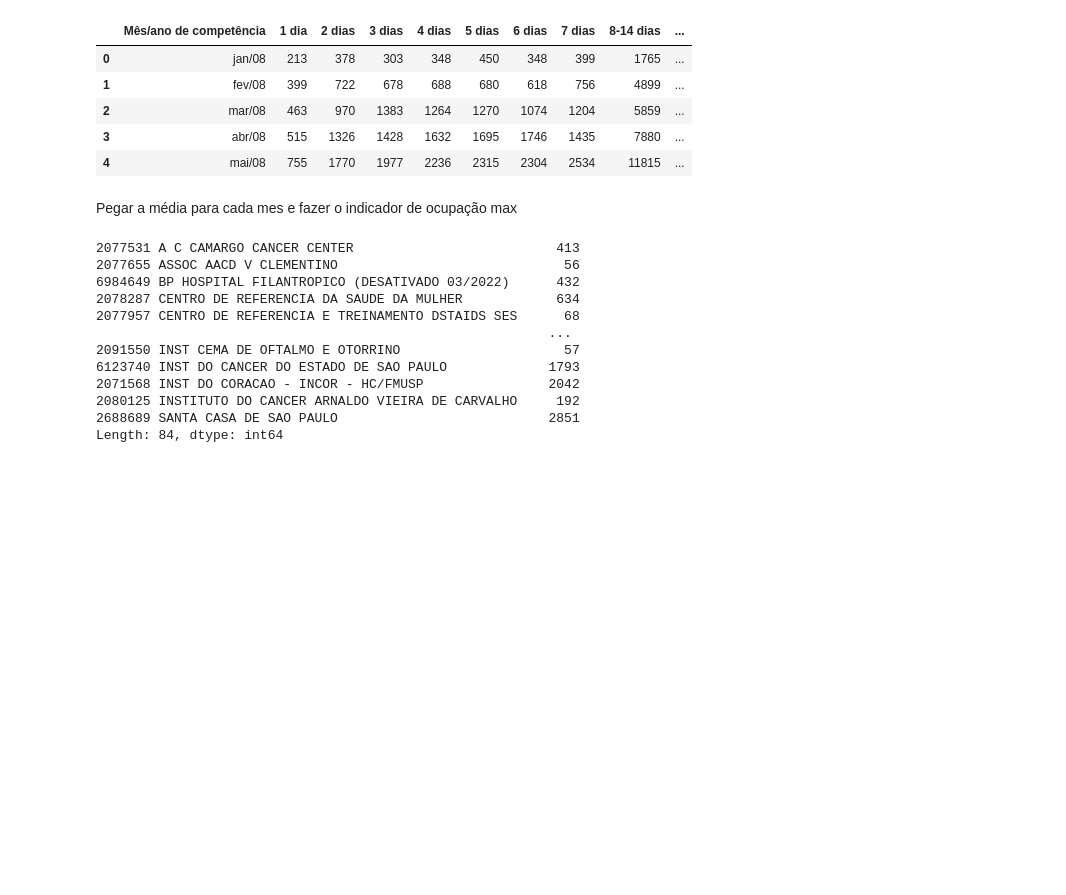
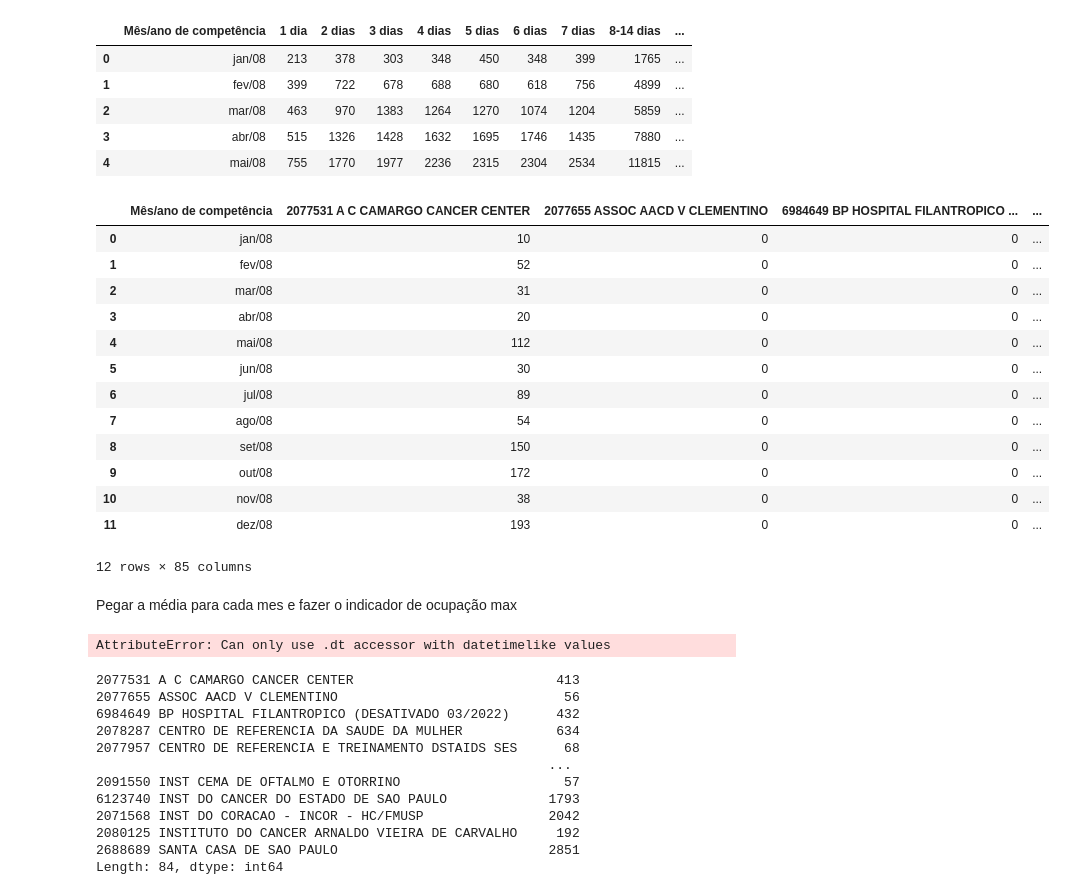
Before and after one commit to edufurlani/DoencasRespiratorias, a Jupyter notebook: Scripts/Análise.ipynb, the cells around one changed output. Saved outputs shown, nothing was run; the diff lists cells and outputs as text; code cells hidden in the pictures; blank space fills up the shorter version.

```diff
--- a/Scripts/Análise.ipynb
+++ b/Scripts/Análise.ipynb
@@ -16,8 +21,31 @@ df_DiasPerm.head()
 # %%
 # Dias de permanência por hospital
 
 df_Hosp = pd.read_excel(r'C:\Users\DuduCuco\Documents\NewDoencasRespiratorias\DoencasRespiratorias\Data\DiasPermEstabSaude.xlsx')
-df_Hosp.set_index('Mês/ano de competência', inplace=True)
+#df_Hosp.set_index('Mês/ano de competência', inplace=True)
 df_Hosp = df_Hosp.iloc[:, :-1]
+df_Hosp.head(12)
+# %% [output]
+|  | Mês/ano de competência | 2077531 A C CAMARGO CANCER CENTER | 2077655 ASSOC AACD V CLEMENTINO | 6984649 BP HOSPITAL FILANTROPICO ... | ... |
+| 0 | jan/08 | 10 | 0 | 0 | ... |
+| 1 | fev/08 | 52 | 0 | 0 | ... |
+| 2 | mar/08 | 31 | 0 | 0 | ... |
+| 3 | abr/08 | 20 | 0 | 0 | ... |
+| 4 | mai/08 | 112 | 0 | 0 | ... |
+| 5 | jun/08 | 30 | 0 | 0 | ... |
+| 6 | jul/08 | 89 | 0 | 0 | ... |
+| 7 | ago/08 | 54 | 0 | 0 | ... |
+| 8 | set/08 | 150 | 0 | 0 | ... |
+| 9 | out/08 | 172 | 0 | 0 | ... |
+| 10 | nov/08 | 38 | 0 | 0 | ... |
+| 11 | dez/08 | 193 | 0 | 0 | ... |
+12 rows × 85 columns
 # %% [markdown]
 Pegar a média para cada mes e fazer o indicador de ocupação max
+# %%
+df_Hosp['Data'] = pd.to_datetime(df_Hosp['Mês/ano de competência'], format='%b/%y')
+
+df_Hosp['Ano'] = df_Hosp['Mês/ano de competência'].dt.year
+df_Hosp['Mês'] = df_Hosp['Mês/ano de competência'].dt.month
+# %% [output]
+AttributeError: Can only use .dt accessor with datetimelike values
```
Also changed, not shown: parts of 3 cells of this notebook, 1 other file.
